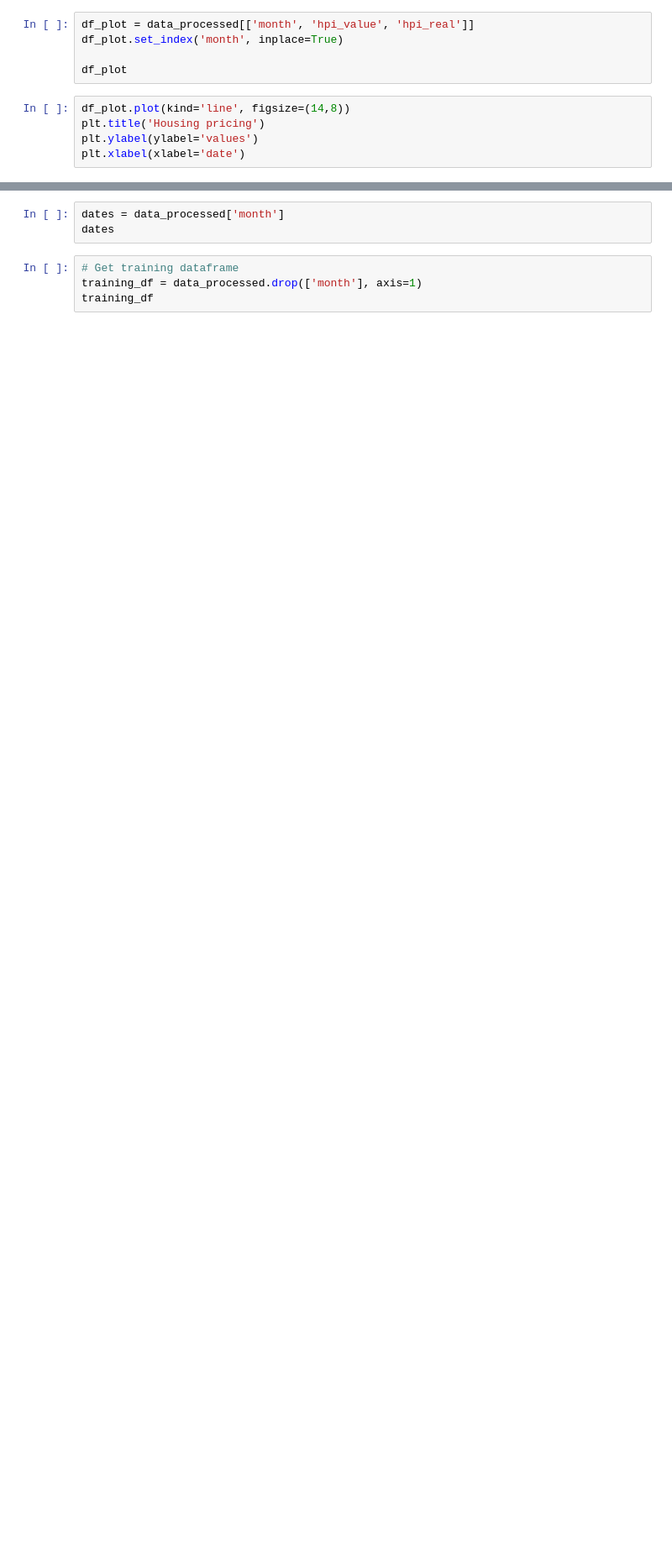
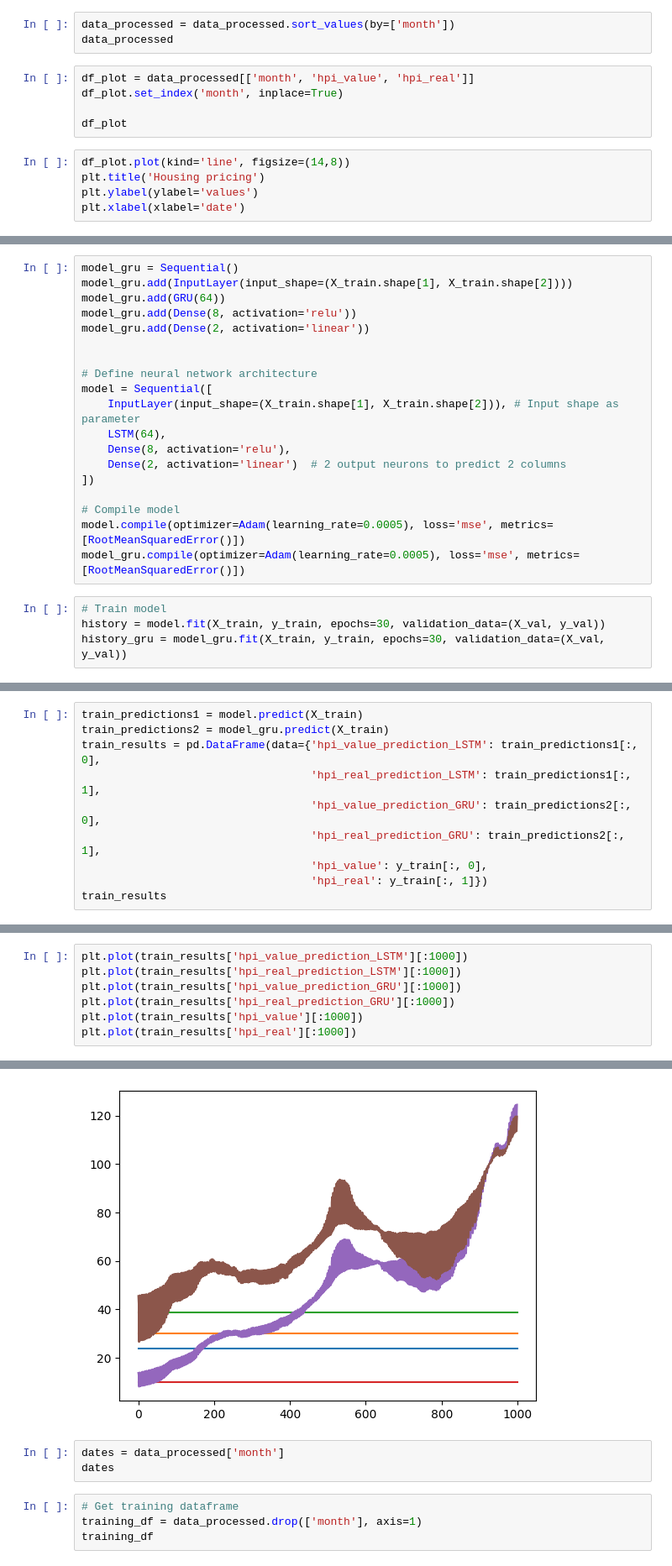
Before and after one commit to JhostinD/tfg-informatica, a Jupyter notebook: src/main_notebook.ipynb, the cells around one changed output, grey strips where cells are left out. Shown at 84% size. Drawn from its saved outputs; the diff is of its cells as text; blank space fills up the shorter version.

Commit message:
wip: GRU and LSTM neural networks in progress

```diff
--- a/src/main_notebook.ipynb
+++ b/src/main_notebook.ipynb
@@ -95,6 +97,9 @@ data_raw = extract()
 
 # Transforming raw data into processed data for database
 data_processed = transform(data_raw)
+# %%
+data_processed = data_processed.sort_values(by=['month'])
+data_processed
 # %%
 df_plot = data_processed[['month', 'hpi_value', 'hpi_real']]
 df_plot.set_index('month', inplace=True)
@@ -107,0 +150,23 @@ plt.xlabel(xlabel='date')
+# %%
+model_gru = Sequential()
+model_gru.add(InputLayer(input_shape=(X_train.shape[1], X_train.shape[2])))
+model_gru.add(GRU(64))
+model_gru.add(Dense(8, activation='relu'))
+model_gru.add(Dense(2, activation='linear'))
+
+
+# Define neural network architecture
+model = Sequential([
+    InputLayer(input_shape=(X_train.shape[1], X_train.shape[2])), # Input shape as parameter
+    LSTM(64),
+    Dense(8, activation='relu'),
+    Dense(2, activation='linear')  # 2 output neurons to predict 2 columns
+])
+
+# Compile model
+model.compile(optimizer=Adam(learning_rate=0.0005), loss='mse', metrics=[RootMeanSquaredError()])
+model_gru.compile(optimizer=Adam(learning_rate=0.0005), loss='mse', metrics=[RootMeanSquaredError()])
+# %%
+# Train model
+history = model.fit(X_train, y_train, epochs=30, validation_data=(X_val, y_val))
+history_gru = model_gru.fit(X_train, y_train, epochs=30, validation_data=(X_val, y_val))
@@ -107,0 +181,10 @@ plt.xlabel(xlabel='date')
+# %%
+train_predictions1 = model.predict(X_train)
+train_predictions2 = model_gru.predict(X_train)
+train_results = pd.DataFrame(data={'hpi_value_prediction_LSTM': train_predictions1[:, 0],
+                                   'hpi_real_prediction_LSTM': train_predictions1[:, 1],
+                                   'hpi_value_prediction_GRU': train_predictions2[:, 0],
+                                   'hpi_real_prediction_GRU': train_predictions2[:, 1],
+                                   'hpi_value': y_train[:, 0],
+                                   'hpi_real': y_train[:, 1]})
+train_results
@@ -107,0 +207,8 @@ plt.xlabel(xlabel='date')
+# %%
+plt.plot(train_results['hpi_value_prediction_LSTM'][:1000])
+plt.plot(train_results['hpi_real_prediction_LSTM'][:1000])
+plt.plot(train_results['hpi_value_prediction_GRU'][:1000])
+plt.plot(train_results['hpi_real_prediction_GRU'][:1000])
+plt.plot(train_results['hpi_value'][:1000])
+plt.plot(train_results['hpi_real'][:1000])
+# %% [output]
@@ -108,3 +216,4 @@ plt.xlabel(xlabel='date')
+[figure, added]
 # %%
 dates = data_processed['month']
 dates
```
Also changed, not shown: parts of 19 cells of this notebook.
